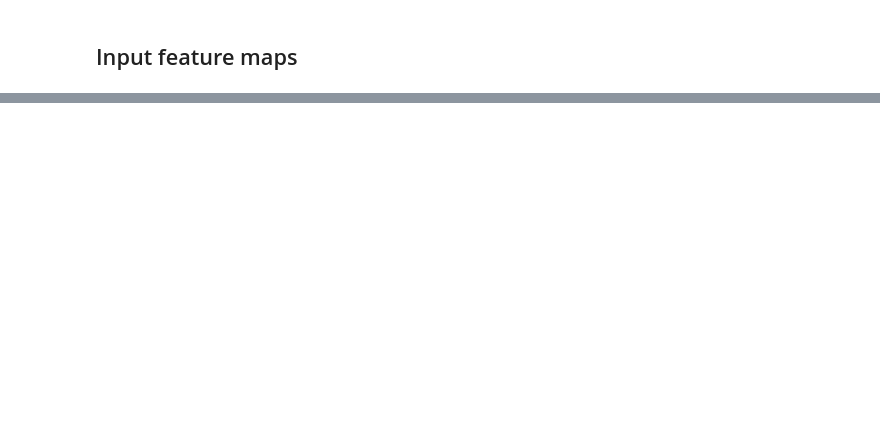
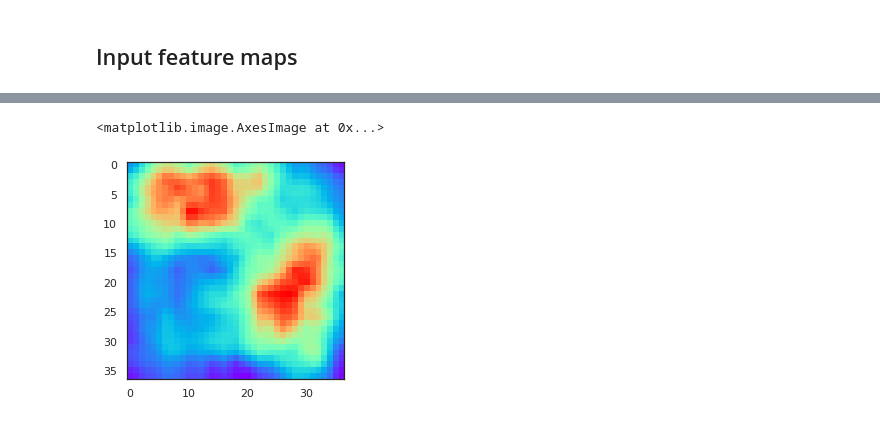
Before and after one commit to shenwanxiang/bidd-molmap, a Jupyter notebook: paper/02_benchmark_comparison/01_Regression_Solubility/05_MolMapNet/03_model_interpretation.ipynb, the cells around one changed output, grey strips where cells are left out. Drawn from its saved outputs; the diff is of its cells as text; code cells hidden in the pictures; blank space fills up the shorter version.

```diff
--- a/paper/02_benchmark_comparison/01_Regression_Solubility/05_MolMapNet/03_model_interpretation.ipynb
+++ b/paper/02_benchmark_comparison/01_Regression_Solubility/05_MolMapNet/03_model_interpretation.ipynb
@@ -148,0 +82,25 @@ sns.heatmap(l1[:,:,3])
+# %%
+from sklearn.decomposition import PCA
+f, (a, b ) = plt.subplots(2, 2, figsize=(12,10))
+ax1, ax2 = a
+ax3, ax4 = b
+
+ax = [ax1, ax2, ax3, ax4]
+
+i = 0
+for x, y in  zip([trainX, validX, testX, etcX], [trainY, validY, testY, etcY]):
+    X192 = GetGMP192(x)
+    pca = PCA(n_components=2)
+    embedd_2d = pca.fit_transform(X192)
+    dft = pd.DataFrame(embedd_2d, columns = ['PC1', 'PC2'])
+    name = 'solubility, log10(mol/L)'
+    dft[name] = y
+    sns.set(style="white")
+    if i == 3:
+        dft = dft.rename(columns = {'PC1':'PC2', 'PC2':'PC1'})
+    _ = sns.scatterplot('PC1','PC2',  hue = name, palette = 'rainbow', s = 40,  linewidth = 0, data = dft, ax = ax[i], ) #hue_order = order
+    i += 1
+
+
+plt.tight_layout()
+plt.savefig('./global_max_pooling_192D.png', bbox_inches="tight", dpi = 400)
@@ -148,0 +293,7 @@ sns.heatmap(l1[:,:,3])
+# %%
+from grad_cam import GradCAM
+from display import heatmap_display
+explainer = GradCAM()
+# %%
+cams = explainer.explain((X, 0), model,
+                         layer_name='max_pooling2d', class_index = 0, colormap=16)
@@ -148,0 +303,7 @@ sns.heatmap(l1[:,:,3])
+# %%
+imp = cv2.resize(cams[0].numpy(), (37,37))
+# %%
+plt.imshow(imp, cmap='rainbow')
+# %% [output]
+<matplotlib.image.AxesImage at 0x...>
+[figure, added]
```
Also changed, not shown: parts of 61 cells of this notebook, 5 other files.
